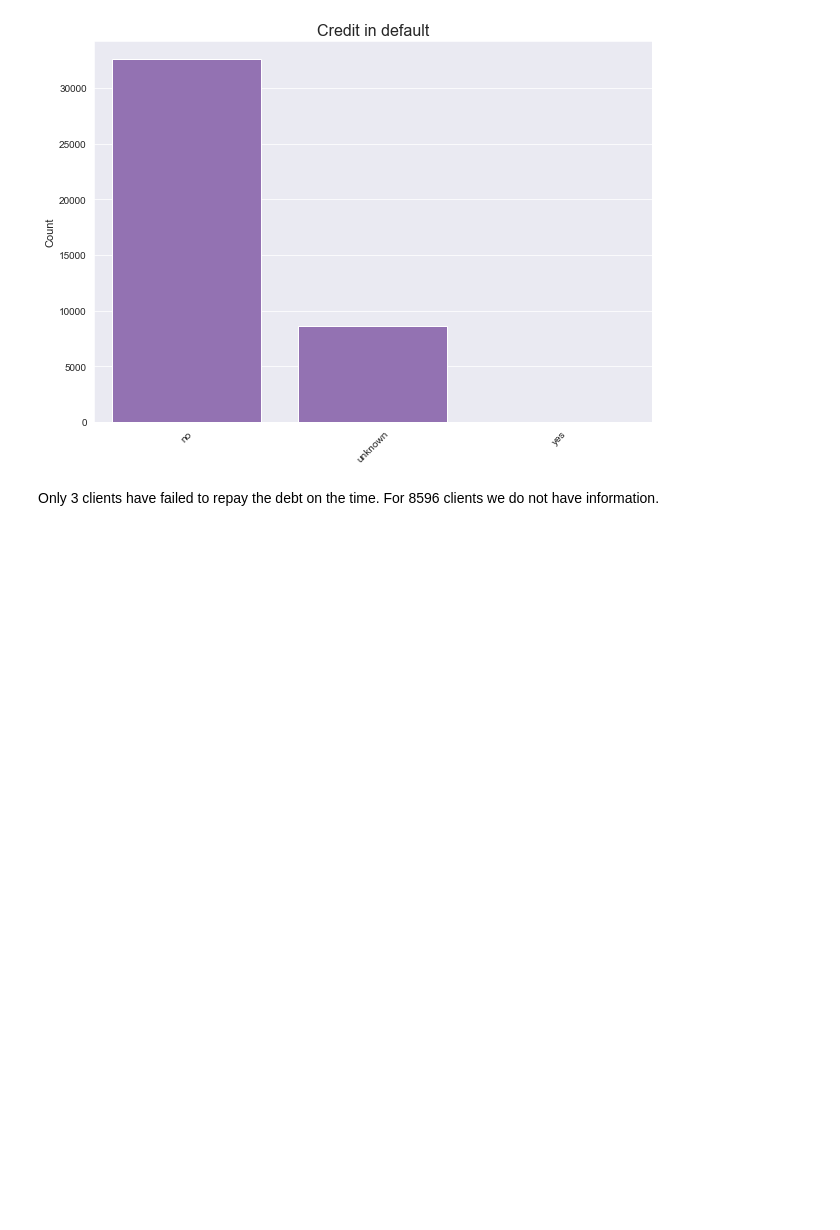
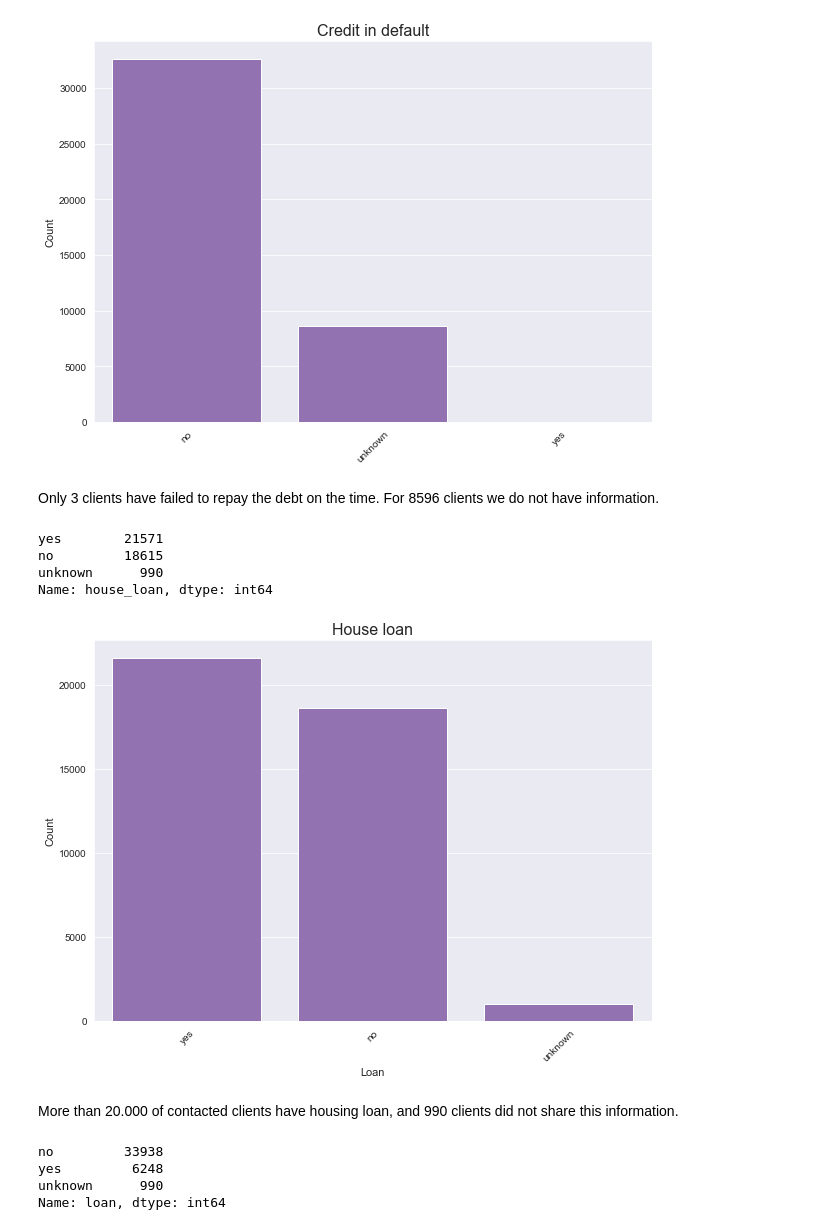
Before and after one commit to Janka93/Bank-Marketing-Campaign, a Jupyter notebook: Bank Marketing.ipynb, the cells around one changed output. Cells and saved outputs as stored; diff of their text form; code cells hidden in the pictures; blank space fills up the shorter version.

Commit message:
Exploring loan variables
Housing loan and personal loans exploration and visualization

```diff
--- a/Bank Marketing.ipynb
+++ b/Bank Marketing.ipynb
@@ -326,3 +326,27 @@ create_countplot(data.default_credit, order = data.default_credit, color = base_
 [figure]
 # %% [markdown]
 Only 3 clients have failed to repay the debt on the time. For 8596 clients we do not have information.
+# %%
+# Unique values of house_loan variable
+data.house_loan.value_counts()
+# %% [output]
+yes        21571
+no         18615
+unknown      990
+Name: house_loan, dtype: int64
+# %%
+# House loan visualization
+labels = {'title':'House loan','xlabel':'Loan','ylabel':'Count'}
+create_countplot(data.house_loan, order = data.house_loan, color = base_color, **labels);
+# %% [output]
+[figure, added]
+# %% [markdown]
+More than 20.000 of contacted clients have housing loan, and 990 clients did not share this information.
+# %%
+# Unique values of loan variable
+data.loan.value_counts()
+# %% [output]
+no         33938
+yes         6248
+unknown      990
+Name: loan, dtype: int64
```
Also changed, not shown: parts of 3 cells of this notebook.
